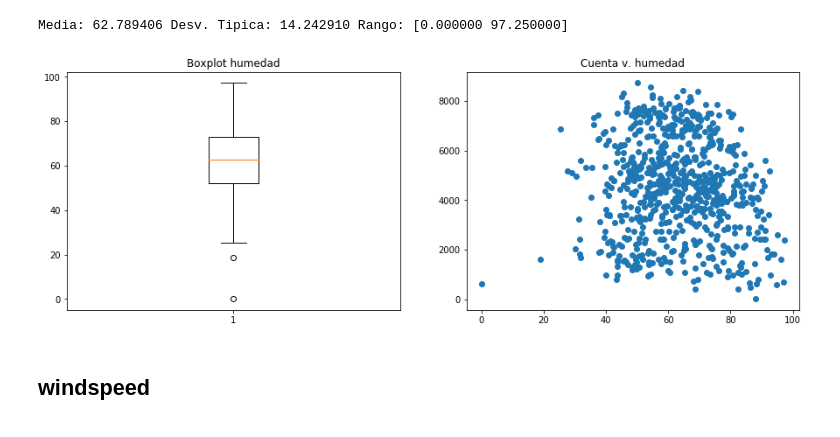
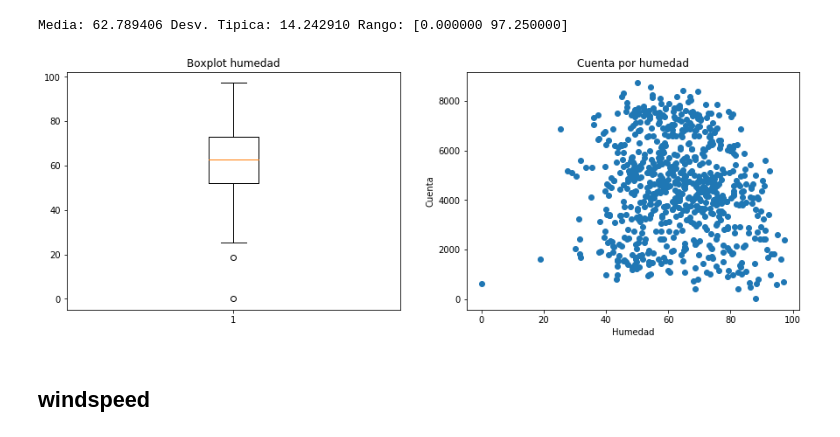
Before and after one commit to es2812/bikerentingreg, a Jupyter notebook: Data Exploration.ipynb, the cells around one changed output. Saved outputs shown, nothing was run; the diff lists cells and outputs as text; code cells hidden in the pictures.

```diff
--- a/Data Exploration.ipynb
+++ b/Data Exploration.ipynb
@@ -33,7 +33,7 @@ pylab.rcParams['figure.figsize'] = (15, 5)
 # %% [output]
 Populating the interactive namespace from numpy and matplotlib
 # %%
-data = pd.read_csv("data/day.csv")
+data = pd.read_csv("data/day_coded.csv")
 # %% [markdown]
 Muchos de los datos ya se encuentran normalizados (continuos) y expresados numéricamente (categoricos)
 # %% [markdown]
@@ -115,6 +147,8 @@ counts_by_wkd = data.groupby(data.weekday).cnt.apply(lambda x: np.array(x)).rena
 # %%
-pylab.rcParams['figure.figsize'] = (10, 10)
-fig, (ax2) = plt.subplots(1,1)
+pylab.rcParams['figure.figsize'] = (15, 5)
+fig, (ax1,ax2) = plt.subplots(1,2)
+ax1.bar(wkd_freq[0],wkd_freq[1])
+ax1.set_title("Frecuencia atributo dia de la semana")
 ax2.boxplot(counts_by_wkd,labels=counts_by_wkd.index, vert=False)
 ax2.set_title("Boxplot de cuenta por dia de la semana")
 plt.show()
@@ -174,0 +212,6 @@ plt.show()
+# %%
+pylab.rcParams['figure.figsize'] = (10, 5)
+plt.scatter(atemp_deg, temp_deg)
+plt.title("Temperatura contra sensación térmica")
+plt.xlabel("Temperatura")
+plt.ylabel("Sensación térmica")
@@ -183,13 +229,15 @@ Media: 62.789406 Desv. Tipica: 14.242910 Rango: [0.000000 97.250000]
 # %%
 pylab.rcParams['figure.figsize'] = (15, 5)
 fig, (ax1,ax2) = plt.subplots(1,2)
 ax1.boxplot(hum_nor)
 ax1.set_title("Boxplot humedad")
 ax2.plot(hum_nor,data.cnt, 'o')
-ax2.set_title("Cuenta v. humedad")
+ax2.set_xlabel("Humedad")
+ax2.set_ylabel("Cuenta")
+ax2.set_title("Cuenta por humedad")
 plt.show()
 # %% [output]
-[figure, old version]
+[figure, new version]
 # %% [markdown]
 ## windspeed
 # %%
```
Also changed, not shown: parts of 29 cells of this notebook, 1 other file.
